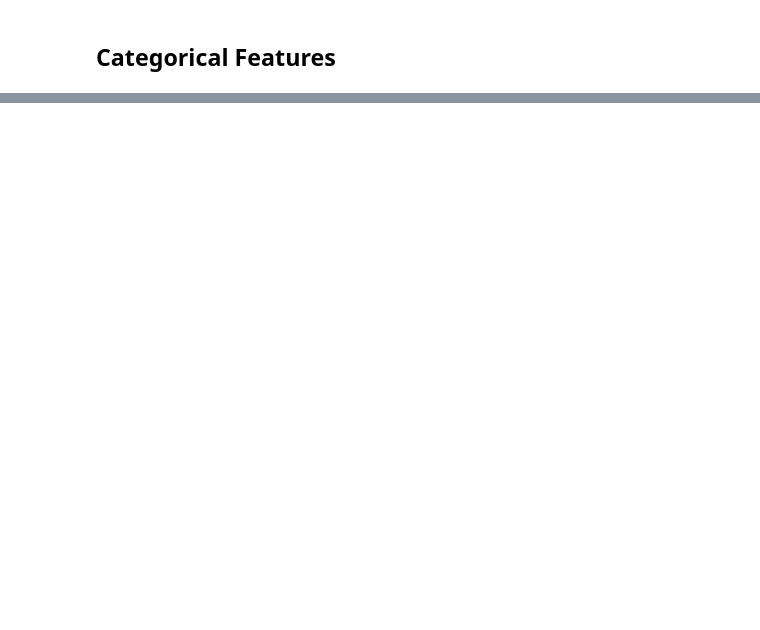
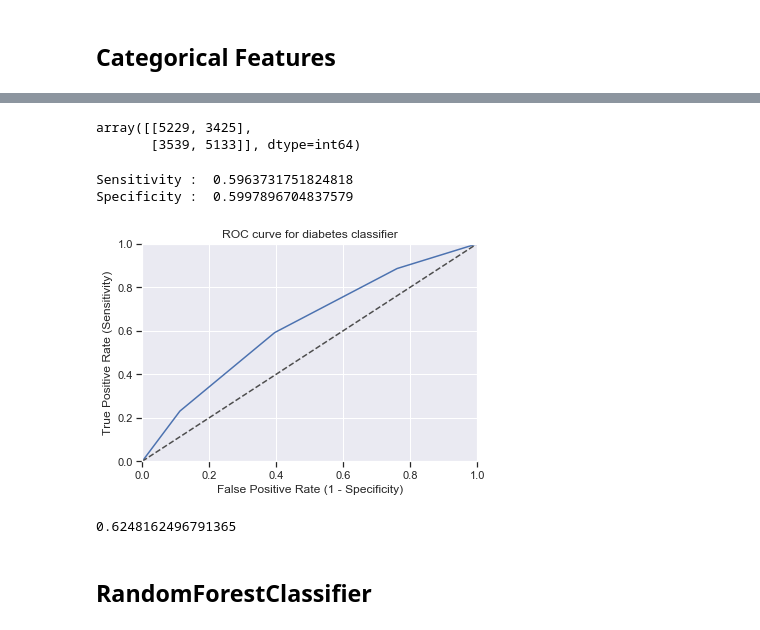
Before and after one commit to rekib0023/Machine-Learning-Deployment, a Jupyter notebook: Exploratory Data Analysis.ipynb, the cells around one changed output, grey strips where cells are left out. Saved outputs shown, nothing was run; the diff lists cells and outputs as text; code cells hidden in the pictures; blank space fills up the shorter version.

```diff
--- a/Exploratory Data Analysis.ipynb
+++ b/Exploratory Data Analysis.ipynb
@@ -502,0 +843,4 @@ df[cat_features].head()
+# %%
+knn = KNeighborsClassifier(n_neighbors=3, n_jobs=1)
+# %%
+knn.fit(X_train, y_train)
@@ -502,0 +849,3 @@ df[cat_features].head()
+# %%
+knn_predict_proba = knn.predict_proba(X_test)
+knn_predict = knn.predict(X_test)
@@ -502,0 +871,38 @@ df[cat_features].head()
+# %%
+conf_matrix = confusion_matrix(y_test, knn_predict)
+conf_matrix
+# %% [output]
+array([[5229, 3425],
+       [3539, 5133]], dtype=int64)
+# %%
+total=sum(sum(conf_matrix))
+
+sensitivity = conf_matrix[0,0]/(conf_matrix[0,0]+conf_matrix[1,0])
+print('Sensitivity : ', sensitivity )
+
+specificity = conf_matrix[1,1]/(conf_matrix[1,1]+conf_matrix[0,1])
+print('Specificity : ', specificity)
+# %% [output]
+Sensitivity :  0.5963731751824818
+Specificity :  0.5997896704837579
+# %%
+fpr, tpr, thresholds = roc_curve(y_test, knn_predict_proba[:,1])
+
+fig, ax = plt.subplots()
+ax.plot(fpr, tpr)
+ax.plot([0, 1], [0, 1], transform=ax.transAxes, ls="--", c=".3")
+plt.xlim([0.0, 1.0])
+plt.ylim([0.0, 1.0])
+plt.rcParams['font.size'] = 12
+plt.title('ROC curve for diabetes classifier')
+plt.xlabel('False Positive Rate (1 - Specificity)')
+plt.ylabel('True Positive Rate (Sensitivity)')
+plt.grid(True)
+# %% [output]
+[figure, added]
+# %%
+auc(fpr, tpr)
+# %% [output]
+0.6248162496791365
+# %% [markdown]
+## RandomForestClassifier
```
Also changed, not shown: parts of 90 cells of this notebook, 1 other file.
